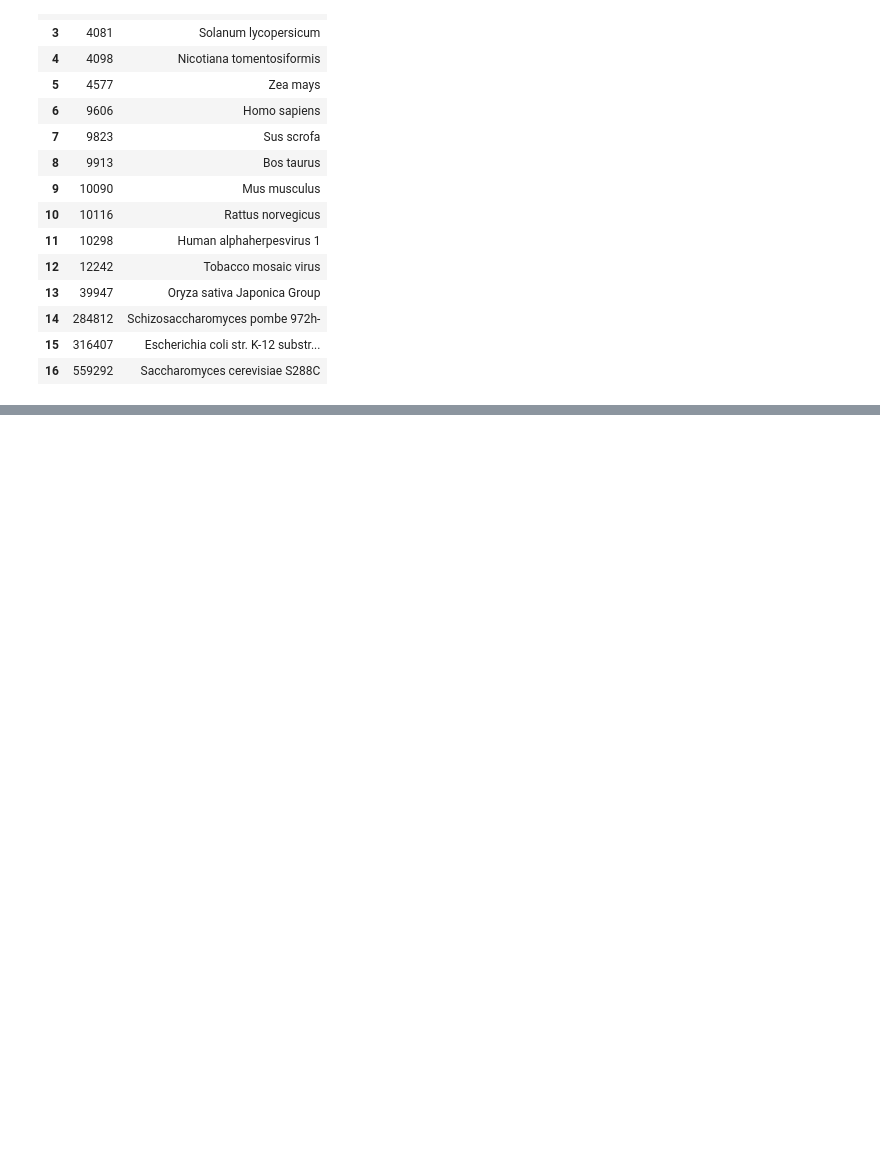
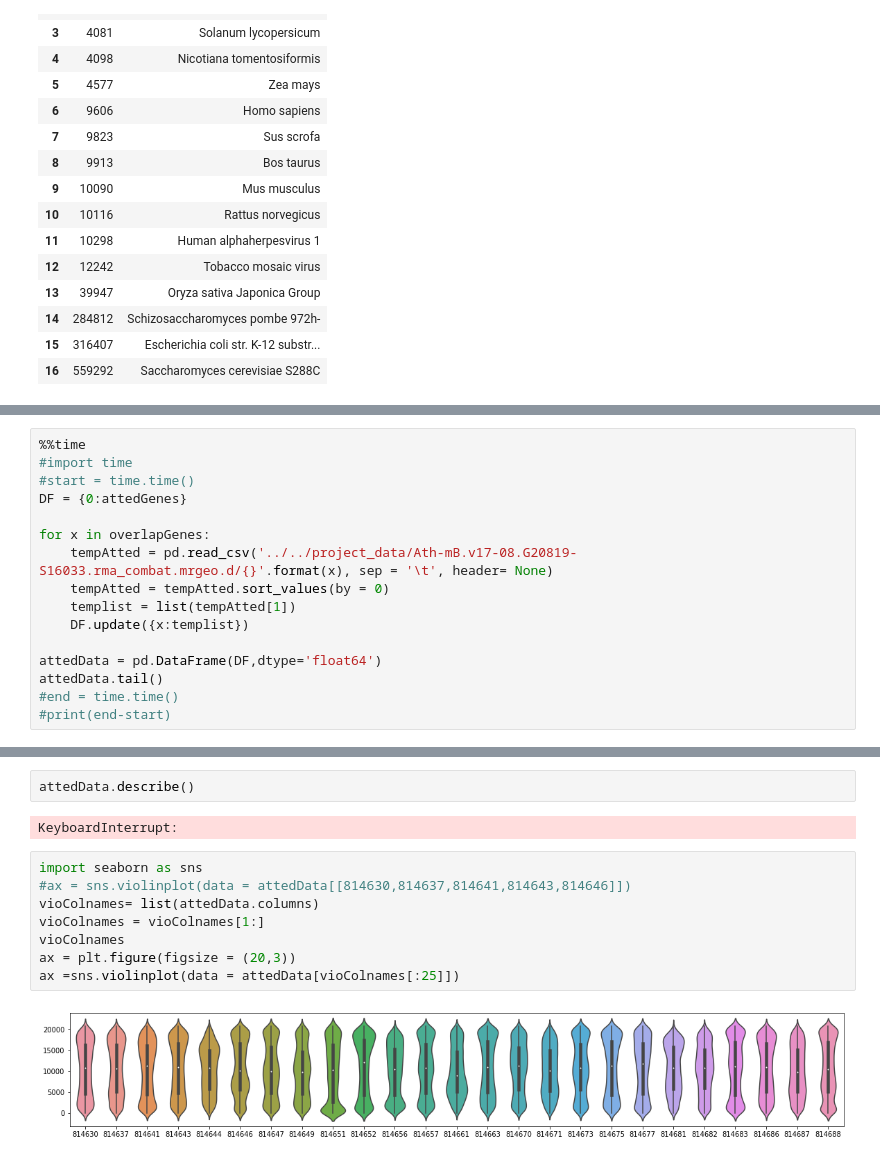
Before and after one commit to yashmanne/Arab_ABC-LTP_Linkage, a Jupyter notebook: results/2020-03-10_Preliminary_BioGrid_Data_Analysis.ipynb, the cells around one changed output, grey strips where cells are left out. Saved outputs shown, nothing was run; the diff lists cells and outputs as text; blank space fills up the shorter version.

```diff
--- a/results/2020-03-10_Preliminary_BioGrid_Data_Analysis.ipynb
+++ b/results/2020-03-10_Preliminary_BioGrid_Data_Analysis.ipynb
@@ -143,0 +198,16 @@ a = bioGRID_DF['Systematic Name Interactor A'].iloc[0]
+# %%
+%%time
+#import time
+#start = time.time()
+DF = {0:attedGenes}
+
+for x in overlapGenes:
+    tempAtted = pd.read_csv('../../project_data/Ath-mB.v17-08.G20819-S16033.rma_combat.mrgeo.d/{}'.format(x), sep = '\t', header= None)
+    tempAtted = tempAtted.sort_values(by = 0)
+    templist = list(tempAtted[1])
+    DF.update({x:templist})
+
+attedData = pd.DataFrame(DF,dtype='float64')
+attedData.tail()
+#end = time.time()
+#print(end-start)
@@ -143,0 +223,14 @@ a = bioGRID_DF['Systematic Name Interactor A'].iloc[0]
+# %%
+attedData.describe()
+# %% [output]
+KeyboardInterrupt:
+# %%
+import seaborn as sns
+#ax = sns.violinplot(data = attedData[[814630,814637,814641,814643,814646]])
+vioColnames= list(attedData.columns)
+vioColnames = vioColnames[1:]
+vioColnames
+ax = plt.figure(figsize = (20,3))
+ax =sns.violinplot(data = attedData[vioColnames[:25]])
+# %% [output]
+[figure, added]
```
Also changed, not shown: parts of 41 cells of this notebook, 1 other file.
